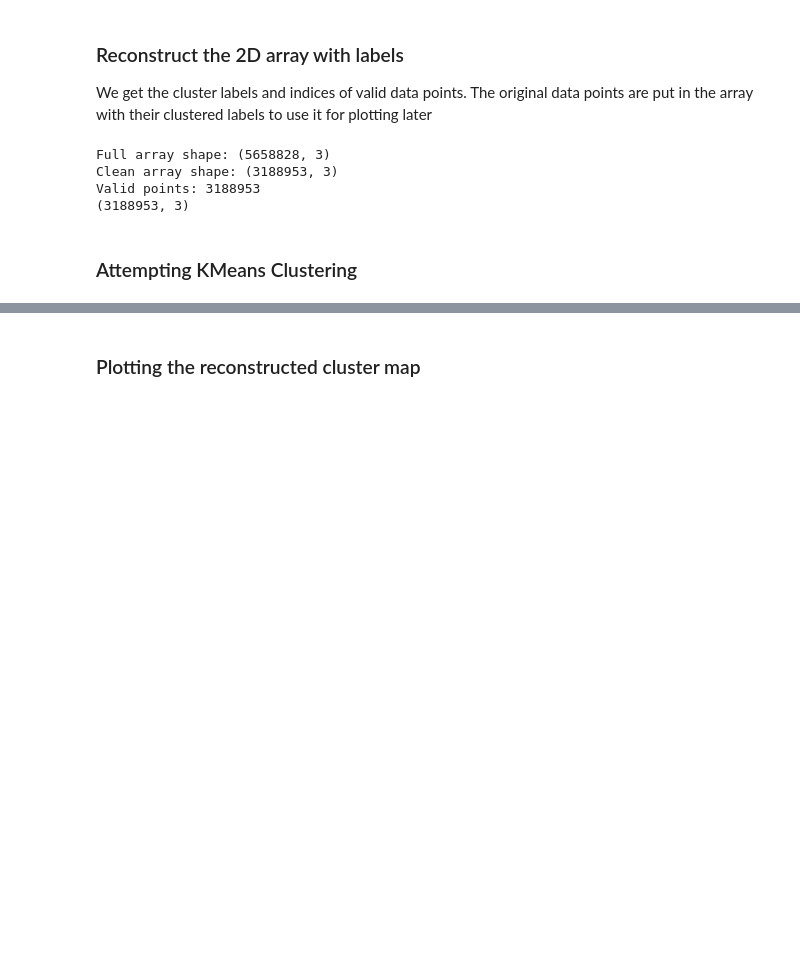
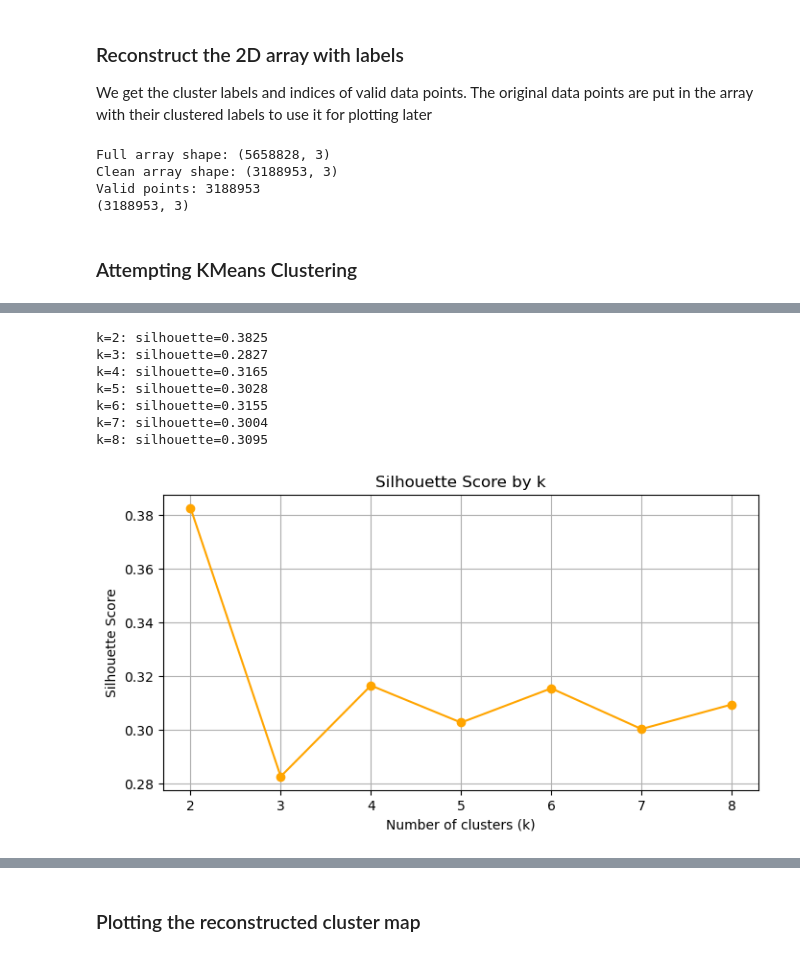
Before and after one commit to ARM-Synergy/ndim-auto-cluster-lidar, a Jupyter notebook: notebooks/hsrl_analysis.ipynb, the cells around one changed output, grey strips where cells are left out. Drawn from its saved outputs; the diff is of its cells as text; code cells hidden in the pictures; blank space fills up the shorter version.

```diff
--- a/notebooks/hsrl_analysis.ipynb
+++ b/notebooks/hsrl_analysis.ipynb
@@ -526,3 +554,31 @@ scaler, X_scaled = scale_flattened_features_array(clean_hsrl_arrays)
+# %%
+from sklearn.metrics import silhouette_score
+
+sil_scores = []
+for k in ks:
+    km = KMeans(n_clusters=k, random_state=42, n_init="auto")
+    labels_k = km.fit_predict(X_scaled)
+    idx = np.random.choice(len(X_scaled), size=10_000, replace=False)
+    sil = silhouette_score(X_scaled[idx], labels_k[idx])
+    sil_scores.append(sil)
+    print(f"k={k}: silhouette={sil:.4f}")
+
+plt.figure(figsize=(8, 4))
+plt.plot(ks, sil_scores, 'o-', color='orange')
+plt.xlabel('Number of clusters (k)')
+plt.ylabel('Silhouette Score')
+plt.title('Silhouette Score by k')
+plt.grid(True)
+plt.show()
+# %% [output]
+k=2: silhouette=0.3825
+k=3: silhouette=0.2827
+k=4: silhouette=0.3165
+k=5: silhouette=0.3028
+k=6: silhouette=0.3155
+k=7: silhouette=0.3004
+k=8: silhouette=0.3095
+[figure, added]
 # %%
 def run_kmeans_clustering(X_scaled, n_clusters):
     kmeans = KMeans(n_clusters=n_clusters, random_state=42, n_init="auto")
```
Also changed, not shown: parts of 8 cells of this notebook.
